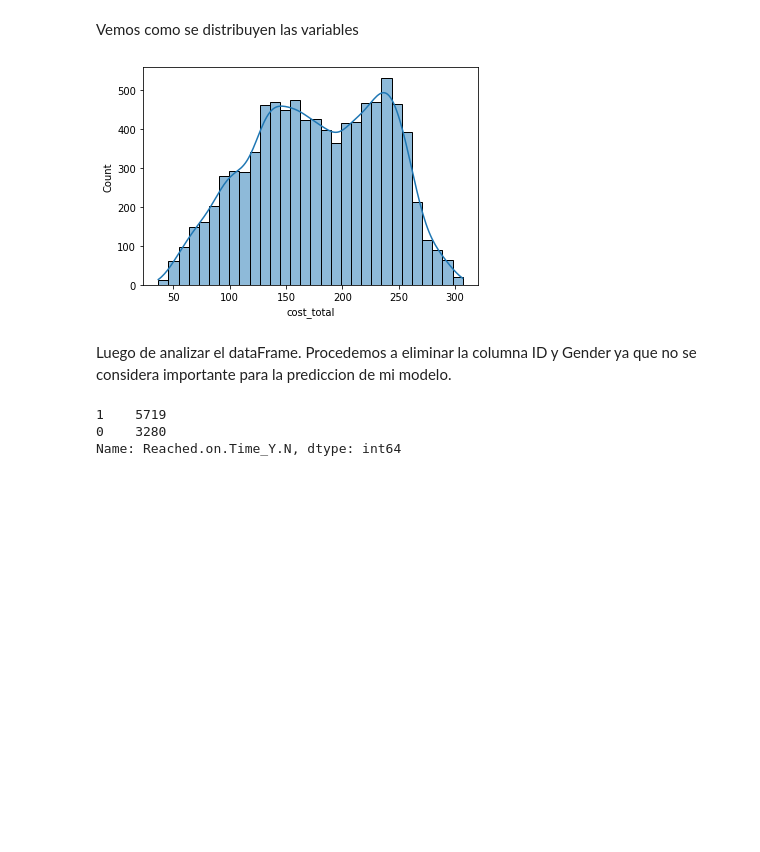
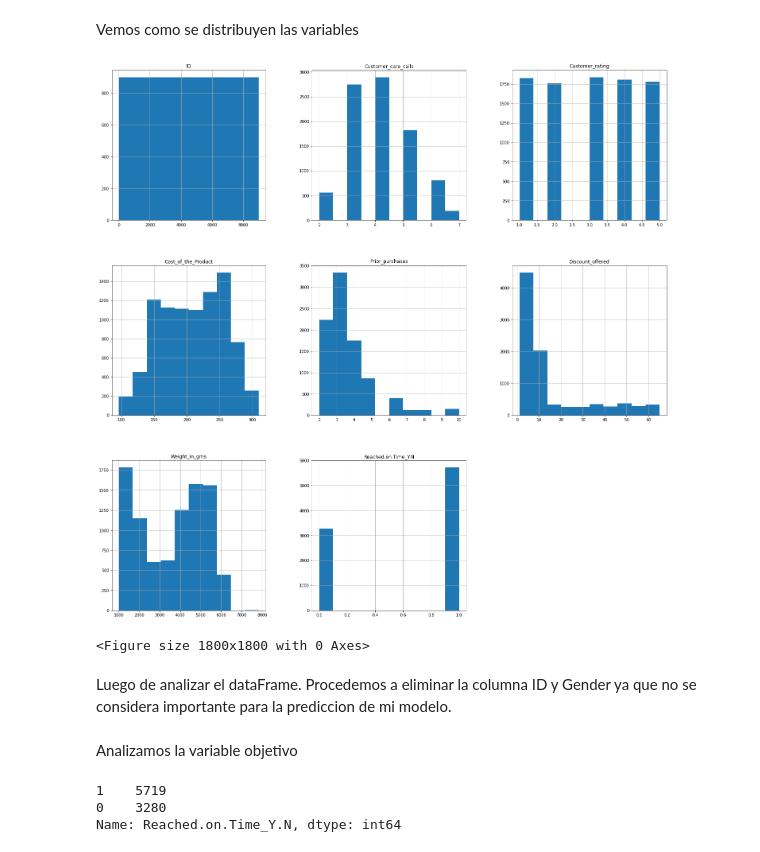
Before and after one commit to SantiGallastegui/Proyecto-Datathon, a Jupyter notebook: AnalisEDA.ipynb, the cells around one changed output. Drawn from its saved outputs; the diff is of its cells as text; code cells hidden in the pictures; blank space fills up the shorter version.

```diff
--- a/AnalisEDA.ipynb
+++ b/AnalisEDA.ipynb
@@ -15,10 +53,12 @@ data
 # %% [markdown]
 Vemos como se distribuyen las variables
-# %%
-sns.histplot(x = 'cost_total', data= data, kde = True)
-plt.show()
-# %% [output]
-[figure, removed]
+# %%
+data.hist(figsize=(25,25))
+plt.figure(figsize=(25,25))
+plt.show()
+# %% [output]
+[figure, added]
+<Figure size 1800x1800 with 0 Axes>
 # %% [markdown]
 Luego de analizar el dataFrame. Procedemos a eliminar la columna ID y Gender ya que no se considera importante para la prediccion de mi modelo.
 # %%
@@ -29,3 +66,5 @@ mask2=  data['Reached.on.Time_Y.N'] == 1
+# %% [markdown]
+Analizamos la variable objetivo
 # %%
 data['Reached.on.Time_Y.N'].value_counts()
 # %% [output]
```
Also changed, not shown: parts of 78 cells of this notebook.
